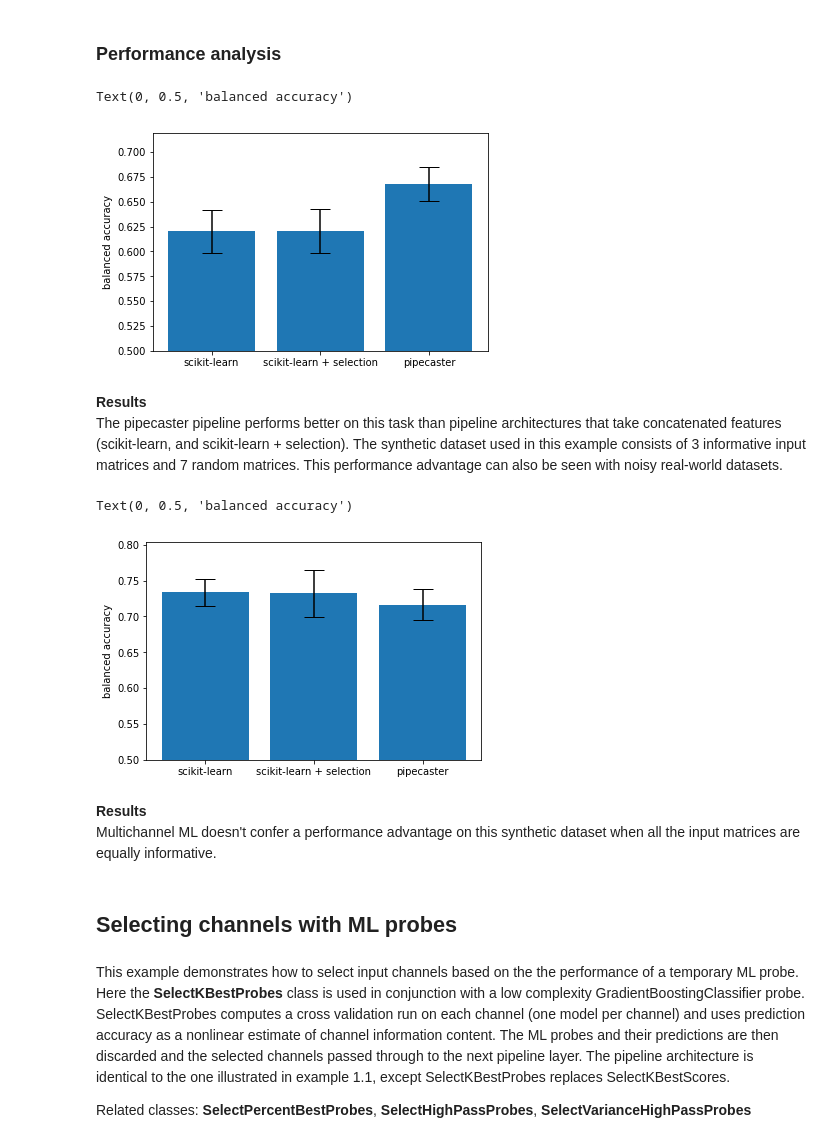
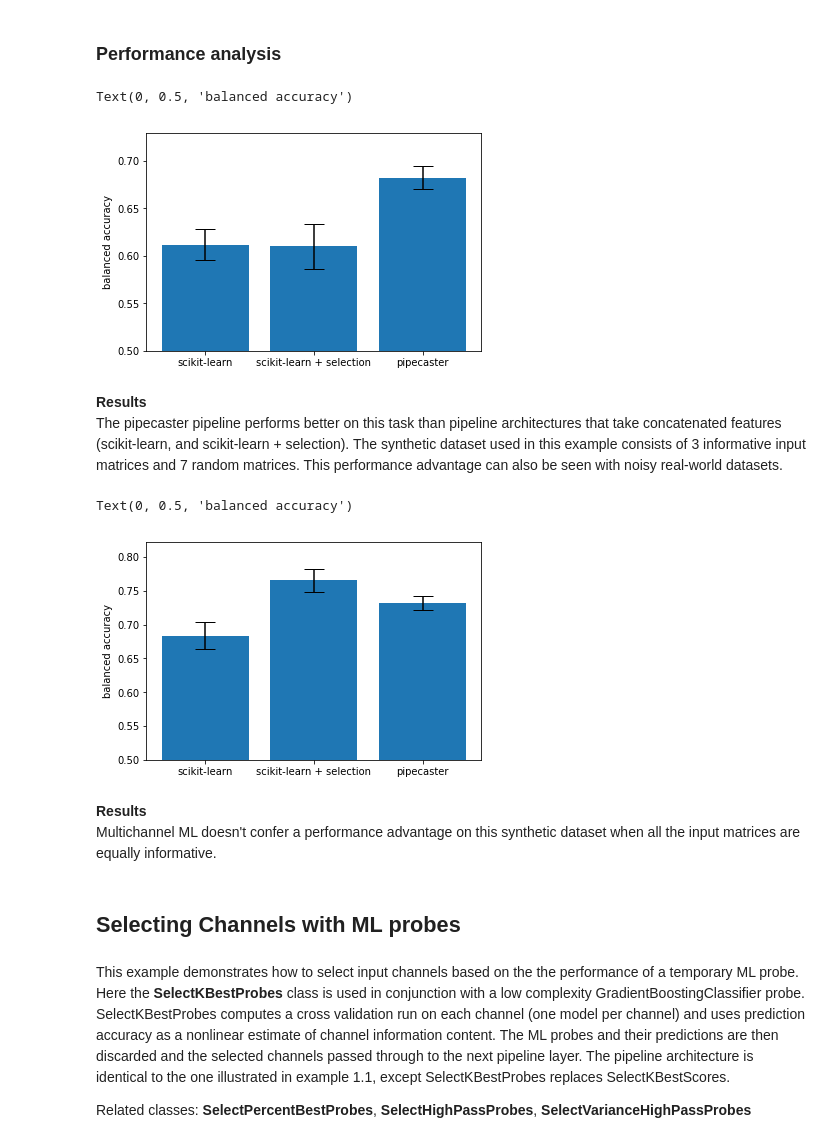
Before and after one commit to ajcallegari/scikit-multichannel, a Jupyter notebook: tutorial.ipynb, the cells around one changed output. Cells and saved outputs as stored; diff of their text form; code cells hidden in the pictures.

```diff
--- a/tutorial.ipynb
+++ b/tutorial.ipynb
@@ -110,32 +112,32 @@ df
 # %%
 %matplotlib inline
 from sklearn.metrics import balanced_accuracy_score
 from sklearn.model_selection import cross_val_score
 from sklearn.feature_selection import SelectPercentile
 from sklearn.pipeline import Pipeline
 
 import matplotlib.pyplot as plt
 from scipy.stats import sem
 
-pc_accuracies = pc.cross_val_score(mclf1, Xs, y, scorer=balanced_accuracy_score, cv=5)
+pc_accuracies = pc.cross_val_score(mclf1, Xs, y, scorer=balanced_accuracy_score, cv=10)
 
 X = np.concatenate(Xs, axis=1)
 clf = Pipeline([('scaler', StandardScaler()),
                 ('selector', SelectPercentile(score_func=f_classif, percentile=25)),
                 ('GradientBoostingClassifier', early_stopping_GBC)])
-sk_accuracies = cross_val_score(clf, X, y, scoring='balanced_accuracy', cv=5)
+sk_accuracies = cross_val_score(clf, X, y, scoring='balanced_accuracy', cv=10)
 
 clf = Pipeline([('GradientBoostingClassifier', early_stopping_GBC)])
-sk_ns_accuracies = cross_val_score(clf, X, y, scoring='balanced_accuracy', cv=5)
+sk_ns_accuracies = cross_val_score(clf, X, y, scoring='balanced_accuracy', cv=10)
 
 plt.bar(['scikit-learn', 'scikit-learn + selection', 'pipecaster'],
         [np.mean(sk_ns_accuracies), np.mean(sk_accuracies), np.mean(pc_accuracies)],
         yerr= [sem(sk_ns_accuracies), sem(sk_accuracies), sem(pc_accuracies)], capsize=10)
 plt.ylim(.5)
 plt.ylabel('balanced accuracy')
 # %% [output]
 Text(0, 0.5, 'balanced accuracy')
-[figure, old version]
+[figure, new version]
 # %% [markdown]
 **Results**
 The pipecaster pipeline performs better on this task than pipeline architectures that take concatenated features (scikit-learn, and scikit-learn + selection).  The synthetic dataset used in this example consists of 3 informative input matrices and 7 random matrices.  This performance advantage can also be seen with noisy real-world datasets.
@@ -143,7 +145,7 @@ The pipecaster pipeline performs better on this task than pipeline architectures
 n_input_matrices = 10
 random_inputs = 0
 
-Xs, y, X_types = pc.make_multi_input_classification(
+Xs_2, y_2, X_types_2 = pc.make_multi_input_classification(
                         n_informative_Xs=n_input_matrices-random_inputs,
                         n_weak_Xs=0,
                         n_random_Xs=random_inputs,
@@ -157,16 +159,16 @@ Xs, y, X_types = pc.make_multi_input_classification(
                         n_repeated=0,
                         class_sep=2)
 
-pc_accuracies = pc.cross_val_score(mclf1, Xs, y, scorer=balanced_accuracy_score, cv=5)
+pc_accuracies = pc.cross_val_score(mclf1, Xs_2, y_2, scorer=balanced_accuracy_score, cv=10)
 
-X = np.concatenate(Xs, axis=1)
+X_2 = np.concatenate(Xs_2, axis=1)
 clf = Pipeline([('scaler', StandardScaler()),
                 ('selector', SelectPercentile(score_func=f_classif, percentile=25)),
                 ('GradientBoostingClassifier', early_stopping_GBC)])
-sk_accuracies = cross_val_score(clf, X, y, scoring='balanced_accuracy', cv=5)
+sk_accuracies = cross_val_score(clf, X_2, y_2, scoring='balanced_accuracy', cv=10)
 
 clf = Pipeline([('GradientBoostingClassifier', early_stopping_GBC)])
-sk_ns_accuracies = cross_val_score(clf, X, y, scoring='balanced_accuracy', cv=5)
+sk_ns_accuracies = cross_val_score(clf, X_2, y_2, scoring='balanced_accuracy', cv=10)
 
 plt.bar(['scikit-learn', 'scikit-learn + selection', 'pipecaster'],
         [np.mean(sk_ns_accuracies), np.mean(sk_accuracies), np.mean(pc_accuracies)],
@@ -175,12 +177,12 @@ plt.ylim(.5)
 plt.ylabel('balanced accuracy')
 # %% [output]
 Text(0, 0.5, 'balanced accuracy')
-[figure, old version]
+[figure, new version]
 # %% [markdown]
 **Results**
 Multichannel ML doesn't confer a performance advantage on this synthetic dataset when all the input matrices are equally informative.
 # %% [markdown]
-## Selecting channels with ML probes
+## Selecting Channels with ML probes
 # %% [markdown]
 This example demonstrates how to select input channels based on the the performance of a temporary ML probe.  Here the **SelectKBestProbes** class is used in conjunction with a low complexity GradientBoostingClassifier probe.  SelectKBestProbes computes a cross validation run on each channel (one model per channel) and uses prediction accuracy as a nonlinear estimate of channel information content.  The ML probes and their predictions are then discarded and the selected channels passed through to the next pipeline layer. The pipeline architecture is identical to the one illustrated in example 1.1, except SelectKBestProbes replaces SelectKBestScores.
 
```
Also changed, not shown: parts of 26 cells of this notebook, 4 other files.
